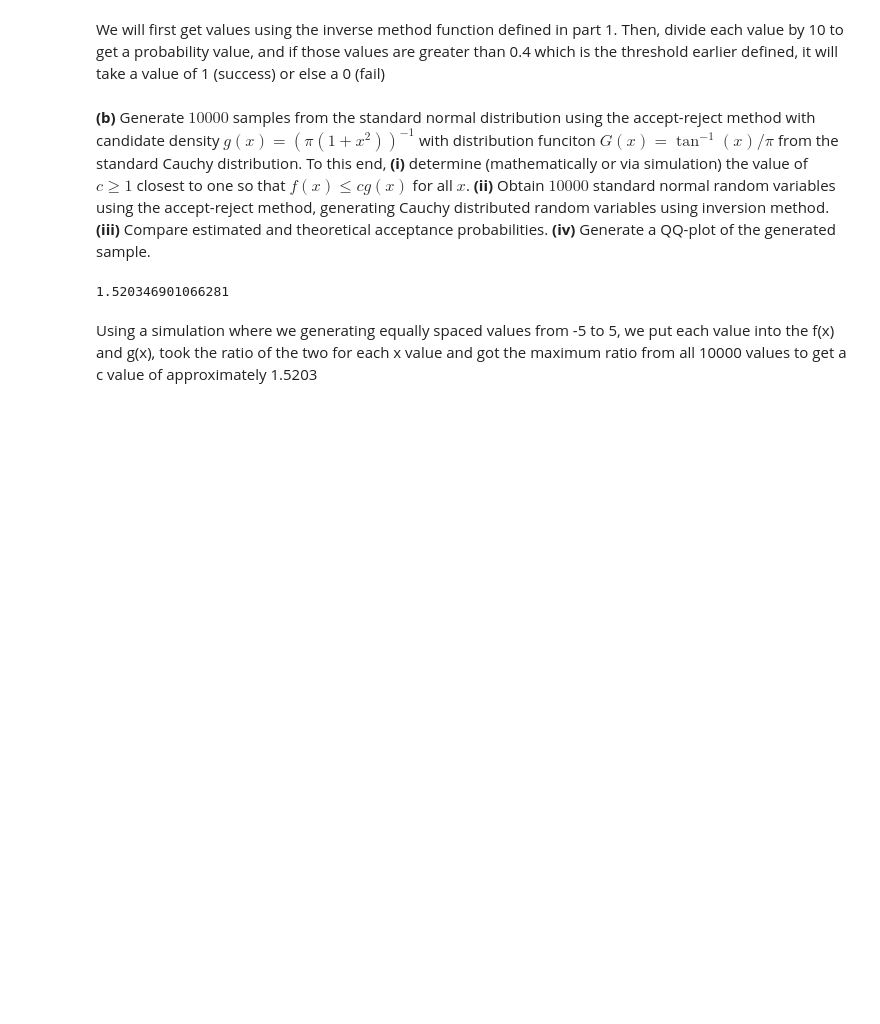
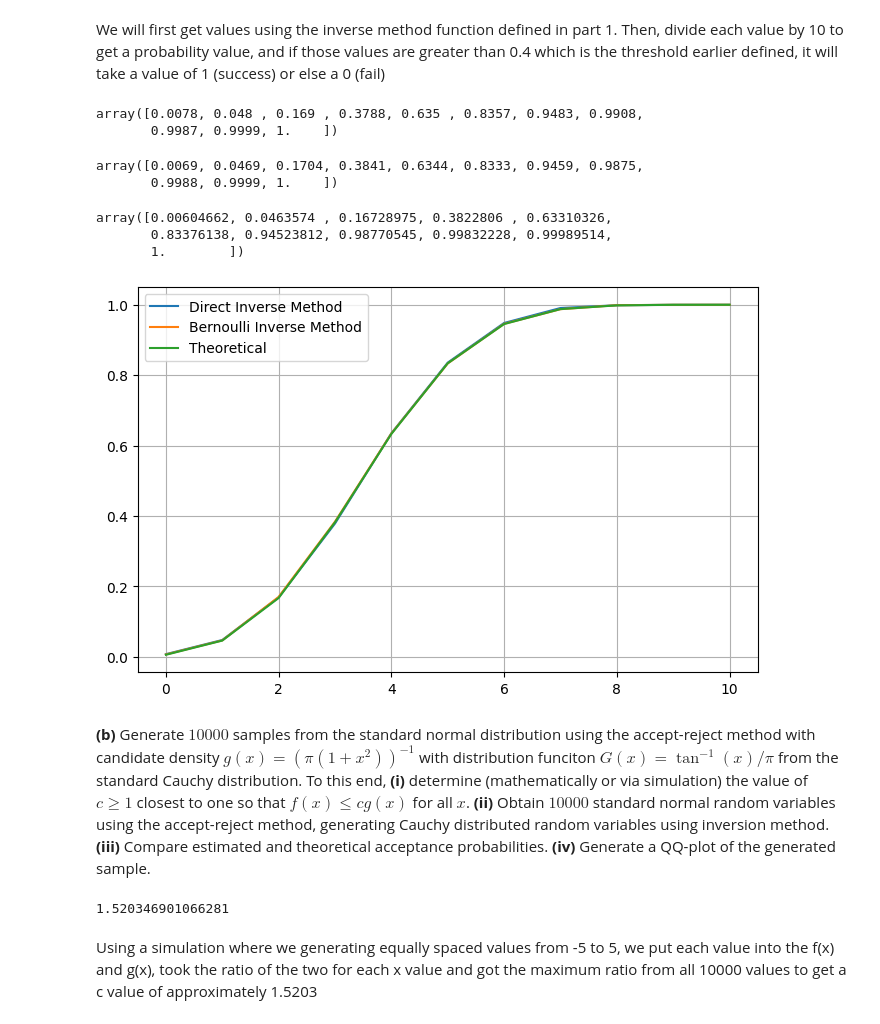
Before and after one commit to cc81972/STA141B, a Jupyter notebook: hw1/homework_1.ipynb, the cells around one changed output. Saved outputs shown, nothing was run; the diff lists cells and outputs as text; code cells hidden in the pictures; blank space fills up the shorter version.

```diff
--- a/hw1/homework_1.ipynb
+++ b/hw1/homework_1.ipynb
@@ -180,3 +217,41 @@ plt.title('Inverse Bernoulli Samples')
+# %%
+direct_empirical = []
+for i in range(11):
+    direct_empirical.append((direct_inverse_samples.count(i))/10000)
+direct_empirical = cumsum(direct_empirical)
+direct_empirical
+# %% [output]
+array([0.0078, 0.048 , 0.169 , 0.3788, 0.635 , 0.8357, 0.9483, 0.9908,
+       0.9987, 0.9999, 1.    ])
+# %%
+bernoulli_samples.sort()
+bernoulli_empirical = []
+for i in range(11):
+    bernoulli_empirical.append((bernoulli_samples.count(i))/10000)
+# %%
+bernoulli_empirical = cumsum(bernoulli_empirical)
+bernoulli_empirical
+# %% [output]
+array([0.0069, 0.0469, 0.1704, 0.3841, 0.6344, 0.8333, 0.9459, 0.9875,
+       0.9988, 0.9999, 1.    ])
+# %%
+x_val = list(range(11))
+cdf_theoretical = cumsum([binom.pmf(k, 10, 0.4) for k in x_val])
+cdf_theoretical
+# %% [output]
+array([0.00604662, 0.0463574 , 0.16728975, 0.3822806 , 0.63310326,
+       0.83376138, 0.94523812, 0.98770545, 0.99832228, 0.99989514,
+       1.        ])
+# %%
+plt.figure(figsize=(8, 5))
+plt.plot(x_val,direct_empirical, label = 'Direct Inverse Method')
+plt.plot(x_val,bernoulli_empirical, label = 'Bernoulli Inverse Method')
+plt.plot(x_val,cdf_theoretical, label = 'Theoretical')
+plt.legend()
+plt.grid(True)
+plt.show()
+# %% [output]
+[figure, added]
 # %% [markdown]
 __(b)__ Generate $10000$ samples from the standard normal distribution using the accept-reject method with candidate density $g(x) = (\pi(1+x^2))^{-1}$ with distribution funciton $G(x) = \tan^{-1}(x)/\pi$ from the standard Cauchy distribution. To this end, __(i)__ determine (mathematically or via simulation) the value of $c\geq1$ closest to one so that $f(x)\leq cg(x)$ for all $x$. __(ii)__ Obtain $10000$ standard normal random variables using the accept-reject method, generating Cauchy distributed random variables using inversion method.
 __(iii)__ Compare estimated and theoretical acceptance probabilities.
```
Also changed, not shown: parts of 13 cells of this notebook, 7 other files.
